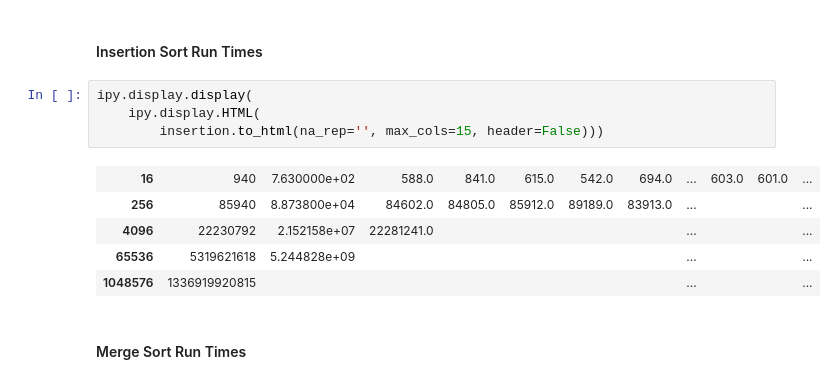
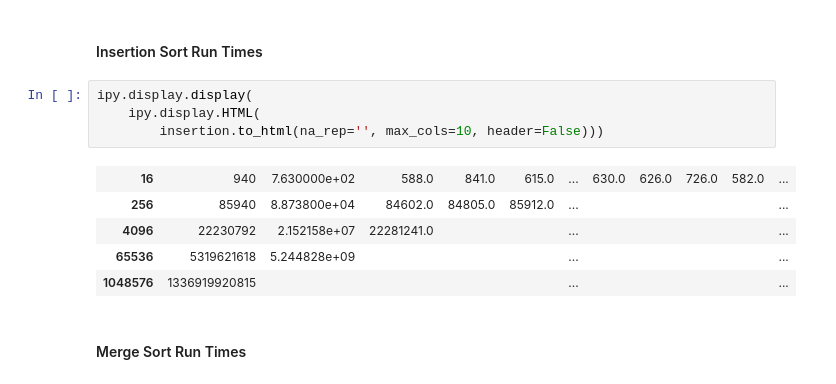
Before and after one commit to j-a-avery/532-project, a Jupyter notebook: src/cpp/Demonstration-and-Analysis-Cpp.ipynb, the cells around one changed output. Drawn from its saved outputs; the diff is of its cells as text.

```diff
--- a/src/cpp/Demonstration-and-Analysis-Cpp.ipynb
+++ b/src/cpp/Demonstration-and-Analysis-Cpp.ipynb
@@ -172,13 +172,13 @@ merge = pd.read_table('./mergesort.csv', usecols=range(25), header=None, index_c
 # %%
 ipy.display.display(
     ipy.display.HTML(
-        insertion.to_html(na_rep='', max_cols=15, header=False)))
+        insertion.to_html(na_rep='', max_cols=10, header=False)))
 # %% [output]
-| 16 | 940 | 7.630000e+02 | 588.0 | 841.0 | 615.0 | 542.0 | 694.0 | ... | 603.0 | 601.0 | ... |
-| 256 | 85940 | 8.873800e+04 | 84602.0 | 84805.0 | 85912.0 | 89189.0 | 83913.0 | ... |  |  | ... |
-| 4096 | 22230792 | 2.152158e+07 | 22281241.0 |  |  |  |  | ... |  |  | ... |
-| 65536 | 5319621618 | 5.244828e+09 |  |  |  |  |  | ... |  |  | ... |
-| 1048576 | 1336919920815 |  |  |  |  |  |  | ... |  |  | ... |
+| 16 | 940 | 7.630000e+02 | 588.0 | 841.0 | 615.0 | ... | 630.0 | 626.0 | 726.0 | 582.0 | ... |
+| 256 | 85940 | 8.873800e+04 | 84602.0 | 84805.0 | 85912.0 | ... |  |  |  |  | ... |
+| 4096 | 22230792 | 2.152158e+07 | 22281241.0 |  |  | ... |  |  |  |  | ... |
+| 65536 | 5319621618 | 5.244828e+09 |  |  |  | ... |  |  |  |  | ... |
+| 1048576 | 1336919920815 |  |  |  |  | ... |  |  |  |  | ... |
 # %% [markdown]
 #### Merge Sort Run Times
 # %%
```
Also changed, not shown: parts of 1 cell of this notebook, 3 other files.
